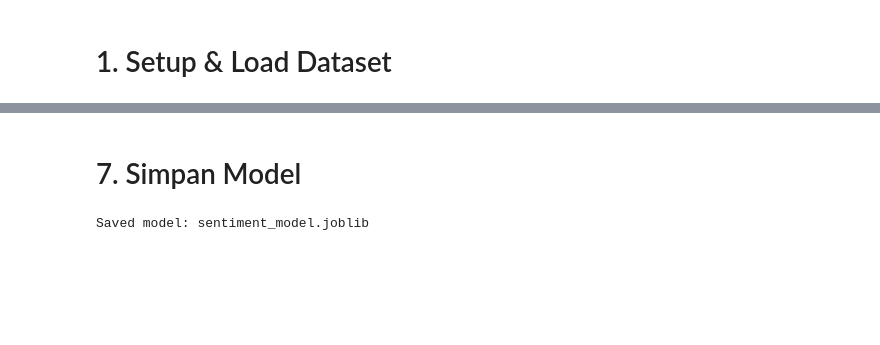
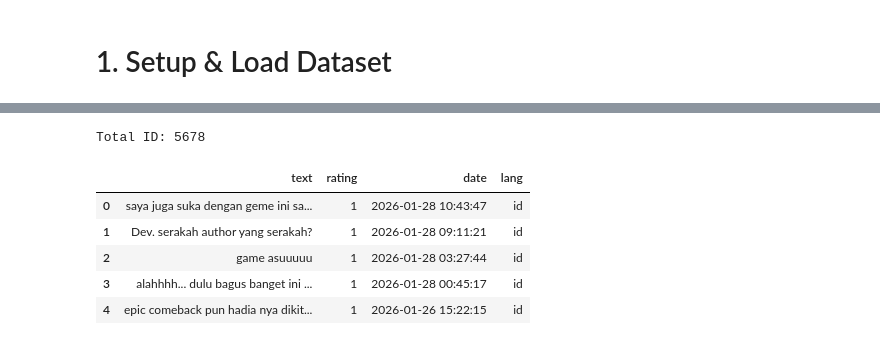
Before and after one commit to ahmadngiliyun00/playstore_reviews, a Jupyter notebook: training.ipynb, the cells around one changed output, grey strips where cells are left out. Drawn from its saved outputs; the diff is of its cells as text; code cells hidden in the pictures; blank space fills up the shorter version.

```diff
--- a/training.ipynb
+++ b/training.ipynb
@@ -353,9 +13,17 @@ for i, s in enumerate(samples, 1):
-# %% [markdown]
-# 7. Simpan Model
-# %%
-import joblib
-
-joblib.dump(best_model, "sentiment_model.joblib")
-print("Saved model: sentiment_model.joblib")
-# %% [output]
-Saved model: sentiment_model.joblib
+# %%
+import pandas as pd
+
+df_raw = pd.read_csv("playstore_reviews_raw.csv")
+df_raw = df_raw[df_raw["lang"] == "id"].copy()  # fokus ID biar sesuai arahan reviewer
+df_raw = df_raw.dropna(subset=["text"]).copy()
+
+print("Total ID:", len(df_raw))
+df_raw.head()
+# %% [output]
+Total ID: 5678
+|  | text | rating | date | lang |
+| 0 | saya juga suka dengan geme ini sa... | 1 | 2026-01-28 10:43:47 | id |
+| 1 | Dev. serakah author yang serakah? | 1 | 2026-01-28 09:11:21 | id |
+| 2 | game asuuuuu | 1 | 2026-01-28 03:27:44 | id |
+| 3 | alahhhh... dulu bagus banget ini ... | 1 | 2026-01-28 00:45:17 | id |
+| 4 | epic comeback pun hadia nya dikit... | 1 | 2026-01-26 15:22:15 | id |
```
Also changed, not shown: parts of 41 cells of this notebook, 3 other files.
